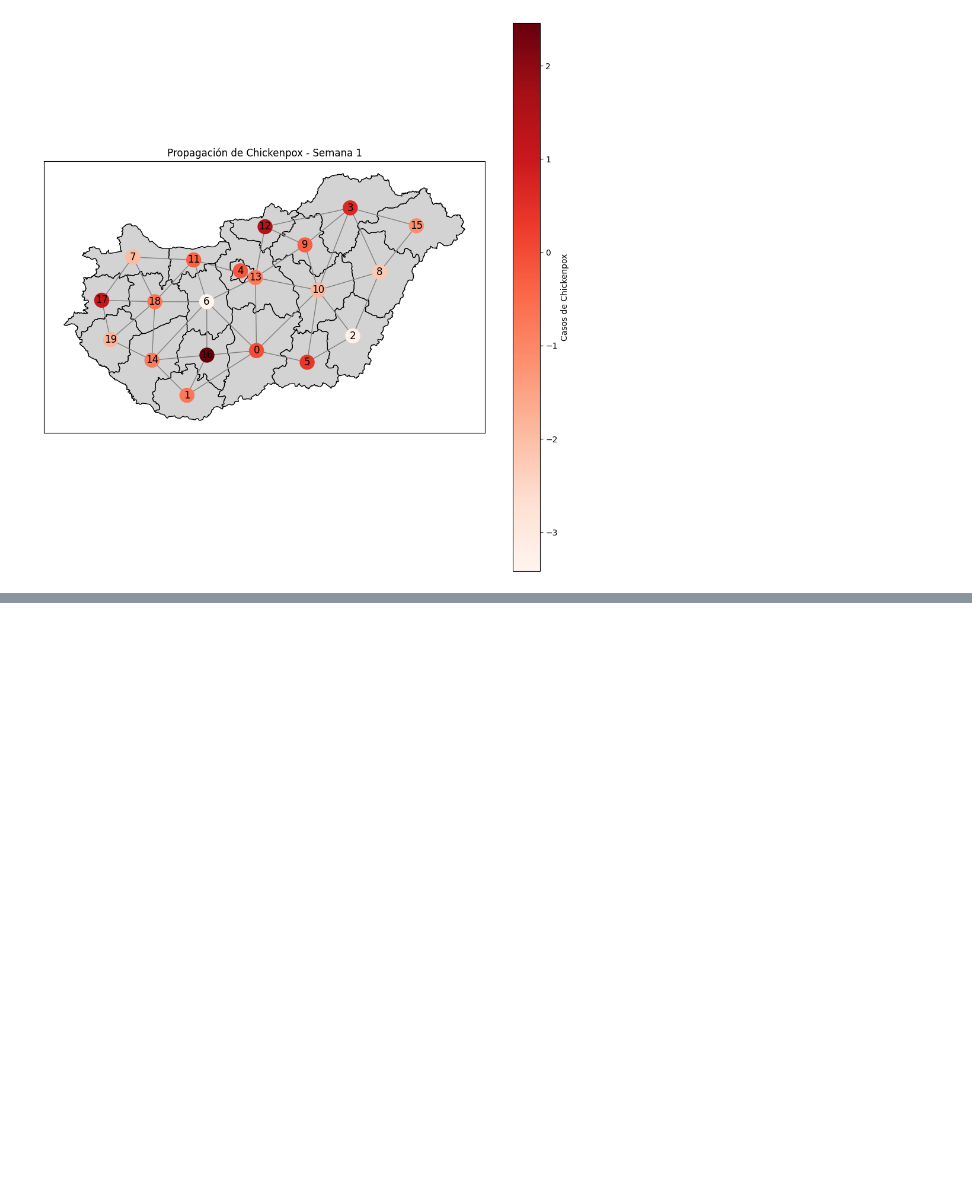
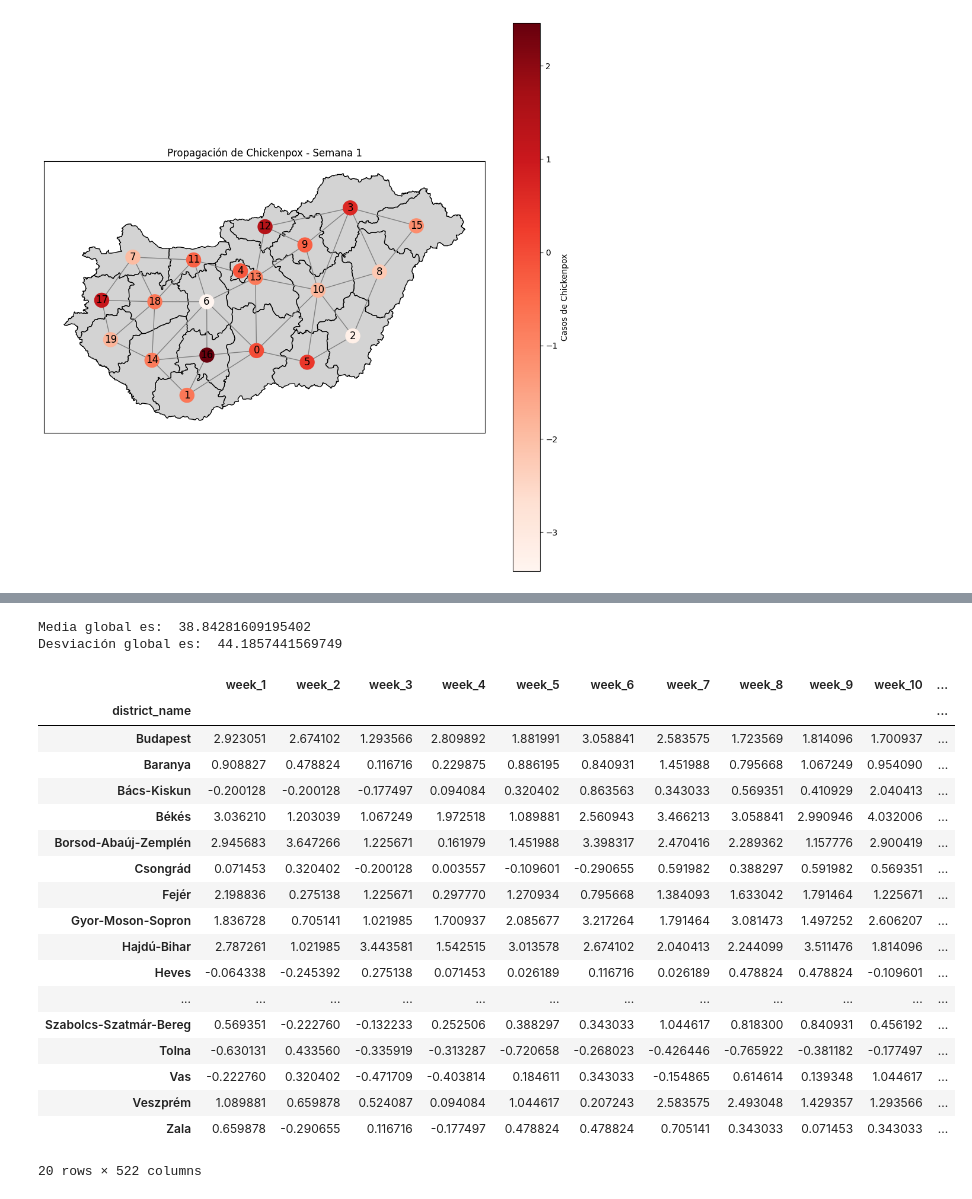
Before and after one commit to crisru2905/TG---Spatiotemporal-Graph, a Jupyter notebook: exploration-dataset.ipynb, the cells around one changed output, grey strips where cells are left out. Drawn from its saved outputs; the diff is of its cells as text; code cells hidden in the pictures; blank space fills up the shorter version.

```diff
--- a/exploration-dataset.ipynb
+++ b/exploration-dataset.ipynb
@@ -396,0 +390,33 @@ plt.show()
+# %%
+# Definimos los valores de la media y desviación estándar
+mu = dataframe.values.mean()
+std = dataframe.values.std()
+
+print("Media global es: ",mu)
+print("Desviación global es: ",std)
+
+# Procedemos normalizar
+df_normalized = dataframe_t.apply(lambda row: (row - mu) / std, axis=1)
+df_normalized.head(20)
+# %% [output]
+Media global es:  38.84281609195402
+Desviación global es:  44.1857441569749
+|  | week_1 | week_2 | week_3 | week_4 | week_5 | week_6 | week_7 | week_8 | week_9 | week_10 | ... |
+| district_name |  |  |  |  |  |  |  |  |  |  | ... |
+| Budapest | 2.923051 | 2.674102 | 1.293566 | 2.809892 | 1.881991 | 3.058841 | 2.583575 | 1.723569 | 1.814096 | 1.700937 | ... |
+| Baranya | 0.908827 | 0.478824 | 0.116716 | 0.229875 | 0.886195 | 0.840931 | 1.451988 | 0.795668 | 1.067249 | 0.954090 | ... |
+| Bács-Kiskun | -0.200128 | -0.200128 | -0.177497 | 0.094084 | 0.320402 | 0.863563 | 0.343033 | 0.569351 | 0.410929 | 2.040413 | ... |
+| Békés | 3.036210 | 1.203039 | 1.067249 | 1.972518 | 1.089881 | 2.560943 | 3.466213 | 3.058841 | 2.990946 | 4.032006 | ... |
+| Borsod-Abaúj-Zemplén | 2.945683 | 3.647266 | 1.225671 | 0.161979 | 1.451988 | 3.398317 | 2.470416 | 2.289362 | 1.157776 | 2.900419 | ... |
+| Csongrád | 0.071453 | 0.320402 | -0.200128 | 0.003557 | -0.109601 | -0.290655 | 0.591982 | 0.388297 | 0.591982 | 0.569351 | ... |
+| Fejér | 2.198836 | 0.275138 | 1.225671 | 0.297770 | 1.270934 | 0.795668 | 1.384093 | 1.633042 | 1.791464 | 1.225671 | ... |
+| Gyor-Moson-Sopron | 1.836728 | 0.705141 | 1.021985 | 1.700937 | 2.085677 | 3.217264 | 1.791464 | 3.081473 | 1.497252 | 2.606207 | ... |
+| Hajdú-Bihar | 2.787261 | 1.021985 | 3.443581 | 1.542515 | 3.013578 | 2.674102 | 2.040413 | 2.244099 | 3.511476 | 1.814096 | ... |
+| Heves | -0.064338 | -0.245392 | 0.275138 | 0.071453 | 0.026189 | 0.116716 | 0.026189 | 0.478824 | 0.478824 | -0.109601 | ... |
+| ... | ... | ... | ... | ... | ... | ... | ... | ... | ... | ... | ... |
+| Szabolcs-Szatmár-Bereg | 0.569351 | -0.222760 | -0.132233 | 0.252506 | 0.388297 | 0.343033 | 1.044617 | 0.818300 | 0.840931 | 0.456192 | ... |
+| Tolna | -0.630131 | 0.433560 | -0.335919 | -0.313287 | -0.720658 | -0.268023 | -0.426446 | -0.765922 | -0.381182 | -0.177497 | ... |
+| Vas | -0.222760 | 0.320402 | -0.471709 | -0.403814 | 0.184611 | 0.343033 | -0.154865 | 0.614614 | 0.139348 | 1.044617 | ... |
+| Veszprém | 1.089881 | 0.659878 | 0.524087 | 0.094084 | 1.044617 | 0.207243 | 2.583575 | 2.493048 | 1.429357 | 1.293566 | ... |
+| Zala | 0.659878 | -0.290655 | 0.116716 | -0.177497 | 0.478824 | 0.478824 | 0.705141 | 0.343033 | 0.071453 | 0.343033 | ... |
+20 rows × 522 columns
```
Also changed, not shown: parts of 6 cells of this notebook.
